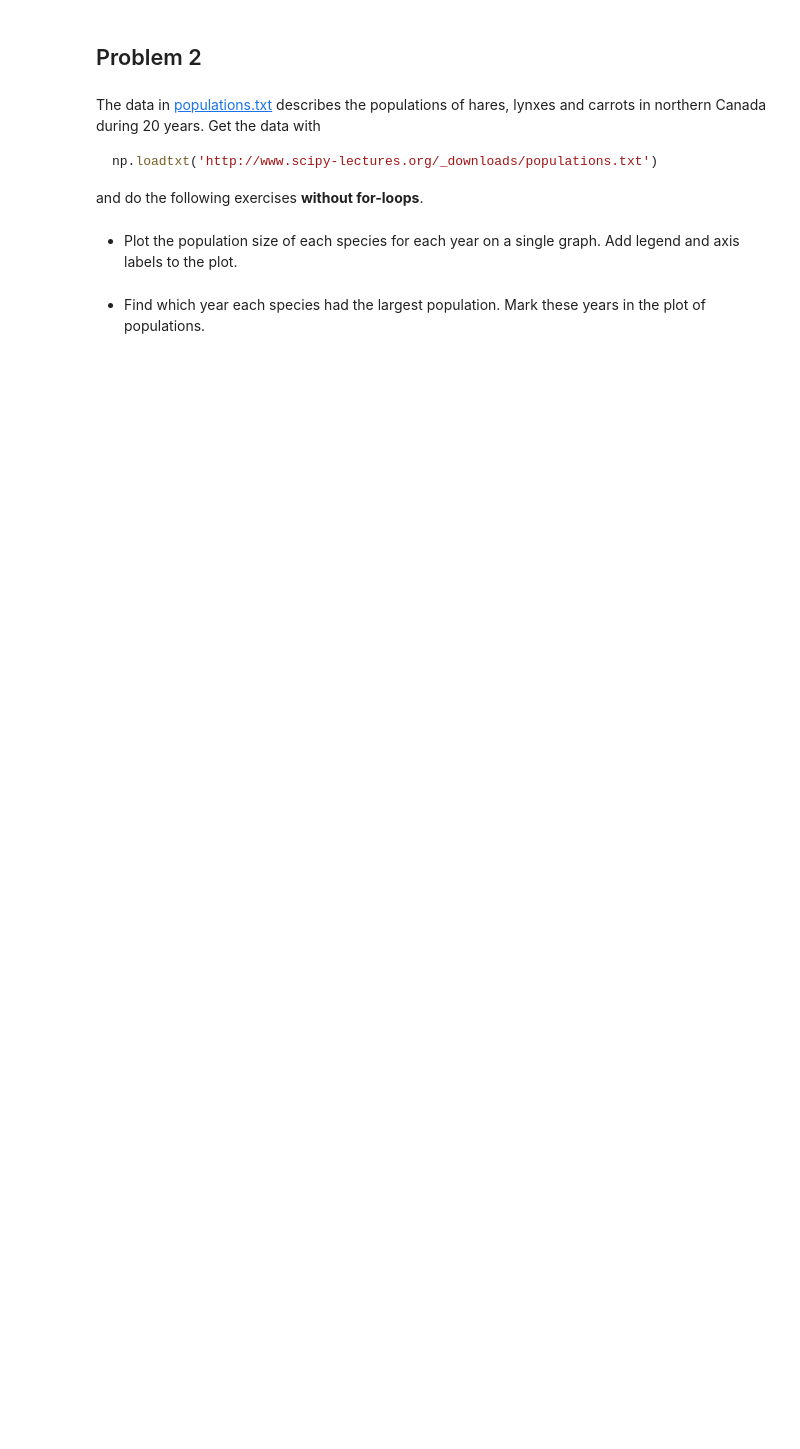
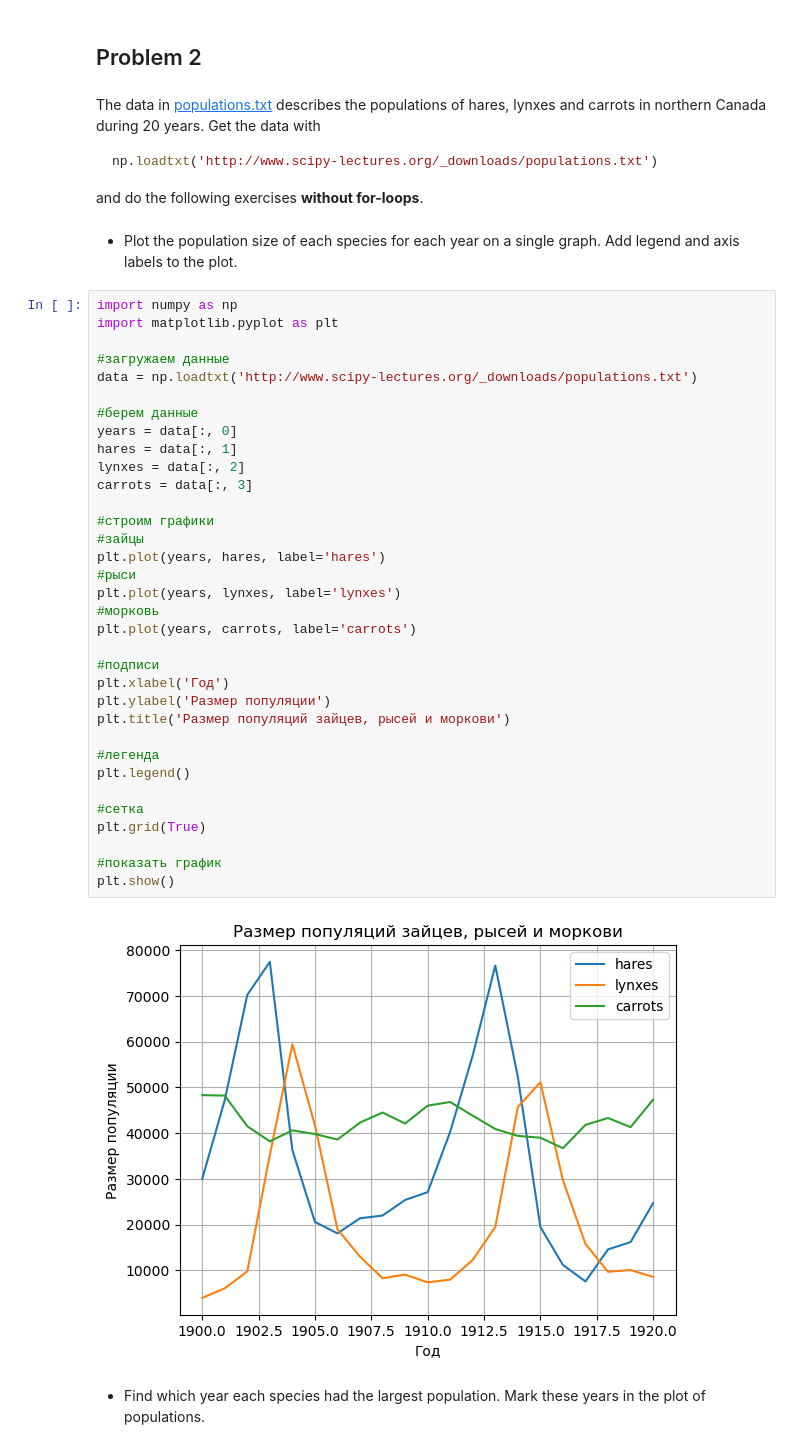
Before and after one commit to EgorovKS/EgorovKS_StatPrac, a Jupyter notebook: 2. numpy+matplotlib.ipynb, the cells around one changed output. Drawn from its saved outputs; the diff is of its cells as text; blank space fills up the shorter version.

```diff
--- a/2. numpy+matplotlib.ipynb
+++ b/2. numpy+matplotlib.ipynb
@@ -812,5 +866,41 @@ np.loadtxt('http://www.scipy-lectures.org/_downloads/populations.txt')
 and do the following exercises **without for-loops**.
 # %% [markdown]
 - Plot the population size of each species for each year on a single graph. Add legend and axis labels to the plot.
+# %%
+import numpy as np
+import matplotlib.pyplot as plt
+
+#загружаем данные
+data = np.loadtxt('http://www.scipy-lectures.org/_downloads/populations.txt')
+
+#берем данные
+years = data[:, 0]
+hares = data[:, 1]
+lynxes = data[:, 2]
+carrots = data[:, 3]
+
+#строим графики
+#зайцы
+plt.plot(years, hares, label='hares')
+#рыси
+plt.plot(years, lynxes, label='lynxes')
+#морковь
+plt.plot(years, carrots, label='carrots')
+
+#подписи
+plt.xlabel('Год')
+plt.ylabel('Размер популяции')
+plt.title('Размер популяций зайцев, рысей и моркови')
+
+#легенда
+plt.legend()
+
+#сетка
+plt.grid(True)
+
+#показать график
+plt.show()
+# %% [output]
+[figure, added]
 # %% [markdown]
 - Find which year each species had the largest population. Mark these years in the plot of populations.
```
Also changed, not shown: parts of 8 cells of this notebook.
